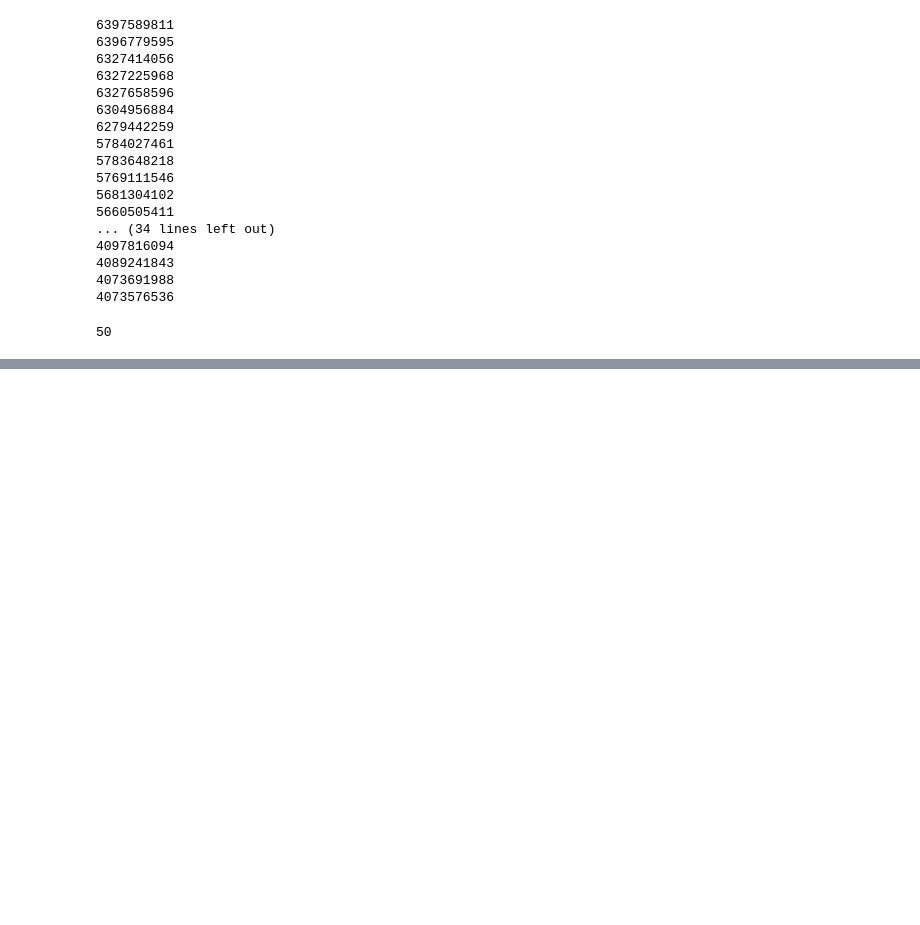
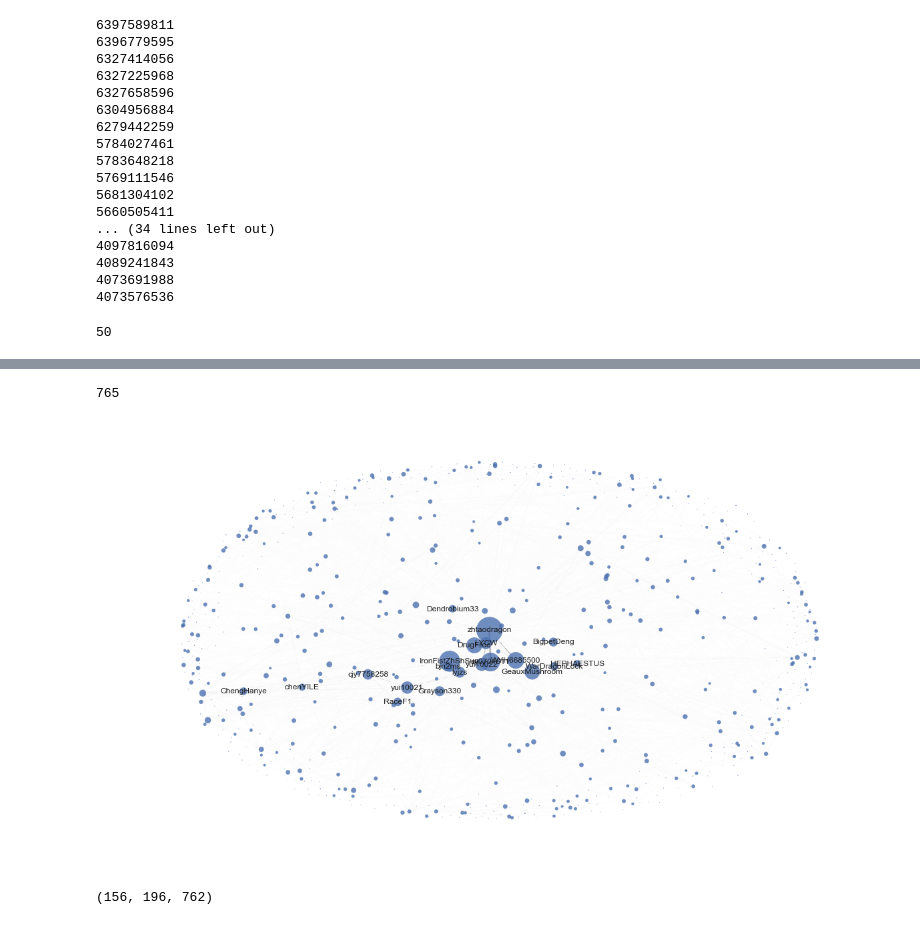
Before and after one commit to sfeng77/destinyRaids, a Jupyter notebook: doc/notes/RaidNetwork.ipynb, the cells around one changed output, grey strips where cells are left out. Drawn from its saved outputs; the diff is of its cells as text; code cells hidden in the pictures; blank space fills up the shorter version.

```diff
--- a/doc/notes/RaidNetwork.ipynb
+++ b/doc/notes/RaidNetwork.ipynb
@@ -119,0 +341,2 @@ activityReportSample-vog.json
+# %%
+gameReports = []
@@ -119,0 +375,52 @@ activityReportSample-vog.json
+# %%
+def generateLinks(reports):
+    playersInMatch = [getPlayers(r) for r in reports]
+    today = datetime.now(timezone('UTC'))
+    gameTime = [r['period'] for r in reports]
+    timeDiff = [today - datetime.strptime(t, "%Y-%m-%dT%H:%M:%SZ").replace(tzinfo=timezone('UTC')) for t in gameTime]
+    decay = [exp(-log(2.0)* t.days/28.0) for t in timeDiff]
+    players = set([])
+    for m in playersInMatch:
+        players |= set(m)
+    names = sorted(players)
+    namesmap = dict(zip(names, range(len(names))))
+    playerCount = len(names)
+
+    links = [[0] * playerCount for _ in range(playerCount)]
+    for m in range(len(reports)):
+        t = decay[m]
+        p = list(set(playersInMatch[m]))
+        for i in range(len(p)):
+            idx1 = namesmap[p[i]]
+            for j in range(i+1, len(p)):
+                idx2 = namesmap[p[j]]
+                links[idx1][idx2] += t
+                links[idx2][idx1] += t
+    return links, names
+
+def generateGraph(playerCount, links):
+    G=nx.Graph()
+    G.add_nodes_from(range(playerCount))
+    for i in range(playerCount):
+        for j in range(i+1, playerCount):
+            if links[i][j] > 0:
+                G.add_edge(i,j, weight = links[i][j])
+    return G
+# %%
+G2 = generateGraph(len(names), links)
+# %%
+pos = nx.spring_layout(G2, k = 0.7)
+# %%
+len(names)
+# %% [output]
+765
+# %%
+nx.draw(G2, pos, with_labels= False, edge_color= [G2[u][v]['weight'] for u,v in G2.edges()], node_size= w, node_color ='b',  cmap = blues, alpha=0.8)
+nx.draw(G2, pos, nodelist = bestNodes,  labels = lbs, alpha = 0)
+plt.savefig("raidNet.png")
+# %% [output]
+[figure, added]
+# %%
+156,196, 762
+# %% [output]
+(156, 196, 762)
```
Also changed, not shown: parts of 71 cells of this notebook, 1 other file.
